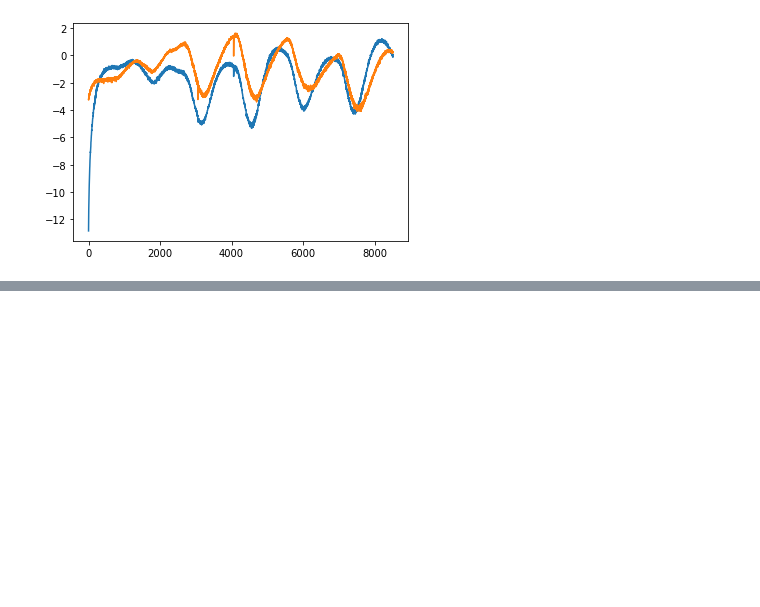
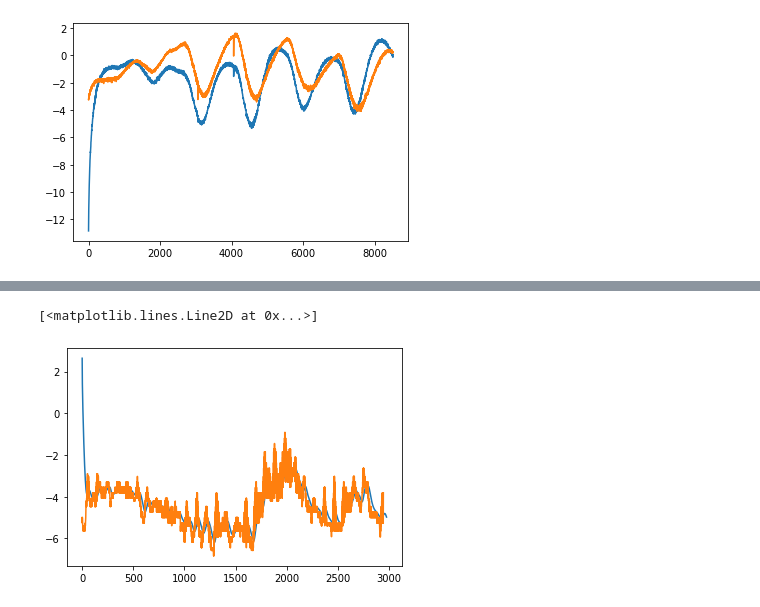
Before and after one commit to sanjin94/HTool-dev, a Jupyter notebook: initial_notebook/heat_transfer_pilot.ipynb, the cells around one changed output, grey strips where cells are left out. Cells and saved outputs as stored; diff of their text form; code cells hidden in the pictures; blank space fills up the shorter version.

```diff
--- a/initial_notebook/heat_transfer_pilot.ipynb
+++ b/initial_notebook/heat_transfer_pilot.ipynb
@@ -675,0 +722,6 @@ plt.plot(hf)
+# %%
+plt.plot(q_calc[0:96*31])
+plt.plot(q_U[0:95*31])
+# %% [output]
+[<matplotlib.lines.Line2D at 0x...>]
+[figure, added]
```
Also changed, not shown: parts of 9 cells of this notebook, 5 other files.
